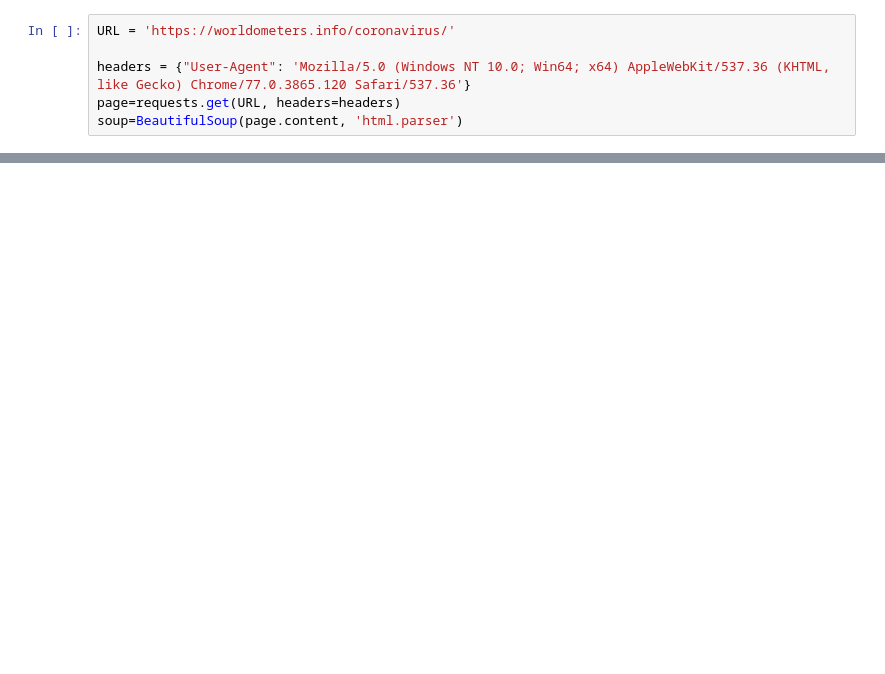
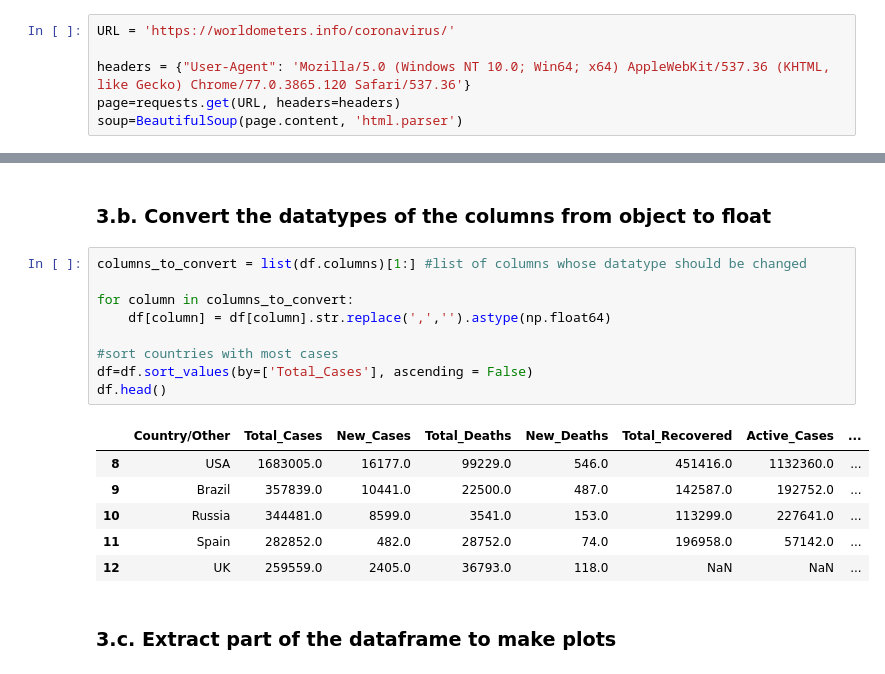
Before and after one commit to aj7amigo/COVID-19, a Jupyter notebook: python_scripts/COVID19_data_analyzer.ipynb, the cells around one changed output, grey strips where cells are left out. Saved outputs shown, nothing was run; the diff lists cells and outputs as text; blank space fills up the shorter version.

```diff
--- a/python_scripts/COVID19_data_analyzer.ipynb
+++ b/python_scripts/COVID19_data_analyzer.ipynb
@@ -117 +107,21 @@ df
+# %% [markdown]
+### 3.b. Convert the datatypes of the columns from object to float
+# %%
+columns_to_convert = list(df.columns)[1:] #list of columns whose datatype should be changed
+
+for column in columns_to_convert:
+    df[column] = df[column].str.replace(',','').astype(np.float64)
+
+#sort countries with most cases
+df=df.sort_values(by=['Total_Cases'], ascending = False)
+df.head()
+# %% [output]
+|  | Country/Other | Total_Cases | New_Cases | Total_Deaths | New_Deaths | Total_Recovered | Active_Cases | ... |
+| 8 | USA | 1683005.0 | 16177.0 | 99229.0 | 546.0 | 451416.0 | 1132360.0 | ... |
+| 9 | Brazil | 357839.0 | 10441.0 | 22500.0 | 487.0 | 142587.0 | 192752.0 | ... |
+| 10 | Russia | 344481.0 | 8599.0 | 3541.0 | 153.0 | 113299.0 | 227641.0 | ... |
+| 11 | Spain | 282852.0 | 482.0 | 28752.0 | 74.0 | 196958.0 | 57142.0 | ... |
+| 12 | UK | 259559.0 | 2405.0 | 36793.0 | 118.0 | NaN | NaN | ... |
+# %% [markdown]
+### 3.c. Extract part of the dataframe to make plots
 # %%
```
Also changed, not shown: parts of 21 cells of this notebook.
